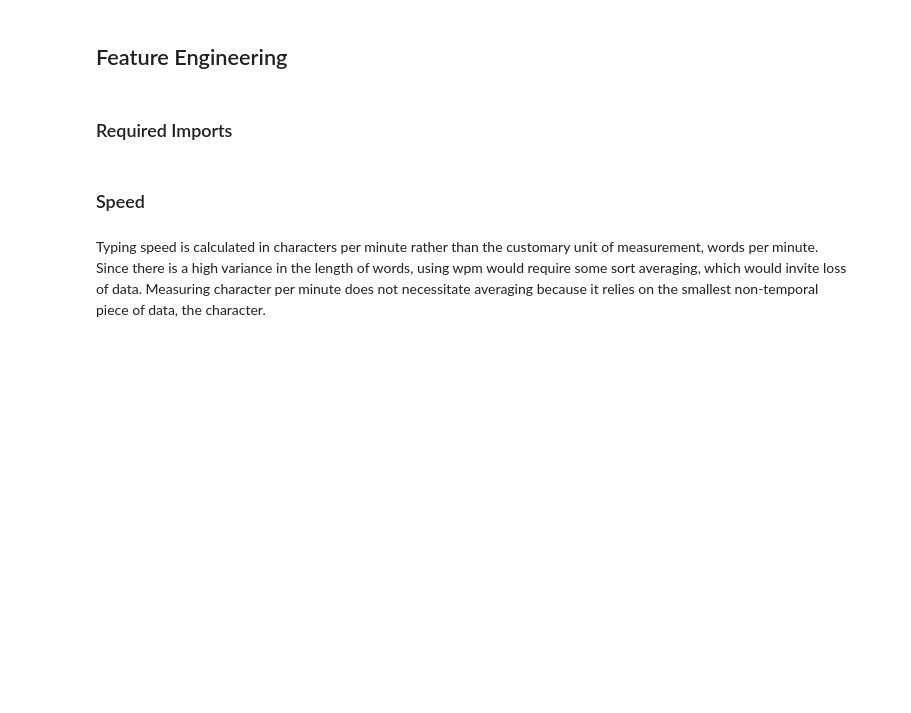
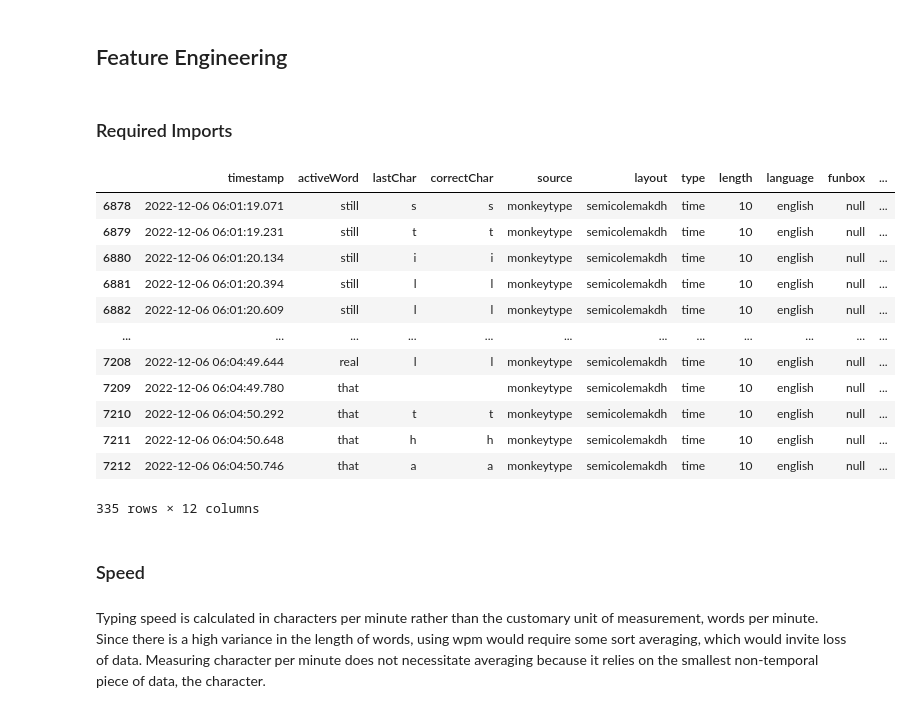
Before and after one commit to rmchorgh/MonkeyTypeMachineLearn, a Jupyter notebook: main.ipynb, the cells around one changed output. Saved outputs shown, nothing was run; the diff lists cells and outputs as text; code cells hidden in the pictures; blank space fills up the shorter version.

```diff
--- a/main.ipynb
+++ b/main.ipynb
@@ -182,6 +182,22 @@ df.iloc[[6942, 6944]]
 # %%
 from datetime import datetime as dt, timedelta
 from pandas import NaT
+# %%
+df[df.type == 'time']
+# %% [output]
+|  | timestamp | activeWord | lastChar | correctChar | source | layout | type | length | language | funbox | ... |
+| 6878 | 2022-12-06 06:01:19.071 | still | s | s | monkeytype | semicolemakdh | time | 10 | english | null | ... |
+| 6879 | 2022-12-06 06:01:19.231 | still | t | t | monkeytype | semicolemakdh | time | 10 | english | null | ... |
+| 6880 | 2022-12-06 06:01:20.134 | still | i | i | monkeytype | semicolemakdh | time | 10 | english | null | ... |
+| 6881 | 2022-12-06 06:01:20.394 | still | l | l | monkeytype | semicolemakdh | time | 10 | english | null | ... |
+| 6882 | 2022-12-06 06:01:20.609 | still | l | l | monkeytype | semicolemakdh | time | 10 | english | null | ... |
+| ... | ... | ... | ... | ... | ... | ... | ... | ... | ... | ... | ... |
+| 7208 | 2022-12-06 06:04:49.644 | real | l | l | monkeytype | semicolemakdh | time | 10 | english | null | ... |
+| 7209 | 2022-12-06 06:04:49.780 | that |  |  | monkeytype | semicolemakdh | time | 10 | english | null | ... |
+| 7210 | 2022-12-06 06:04:50.292 | that | t | t | monkeytype | semicolemakdh | time | 10 | english | null | ... |
+| 7211 | 2022-12-06 06:04:50.648 | that | h | h | monkeytype | semicolemakdh | time | 10 | english | null | ... |
+| 7212 | 2022-12-06 06:04:50.746 | that | a | a | monkeytype | semicolemakdh | time | 10 | english | null | ... |
+335 rows × 12 columns
 # %% [markdown]
 ### Speed
 # %% [markdown]
```
Also changed, not shown: parts of 6 cells of this notebook, 1 other file.
